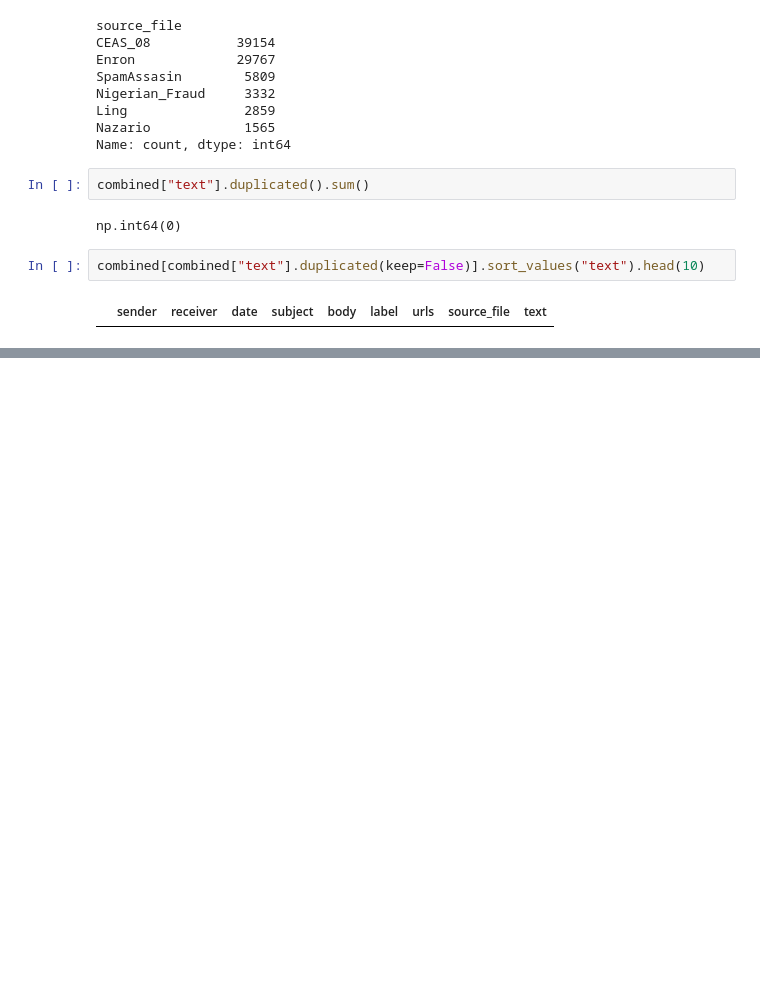
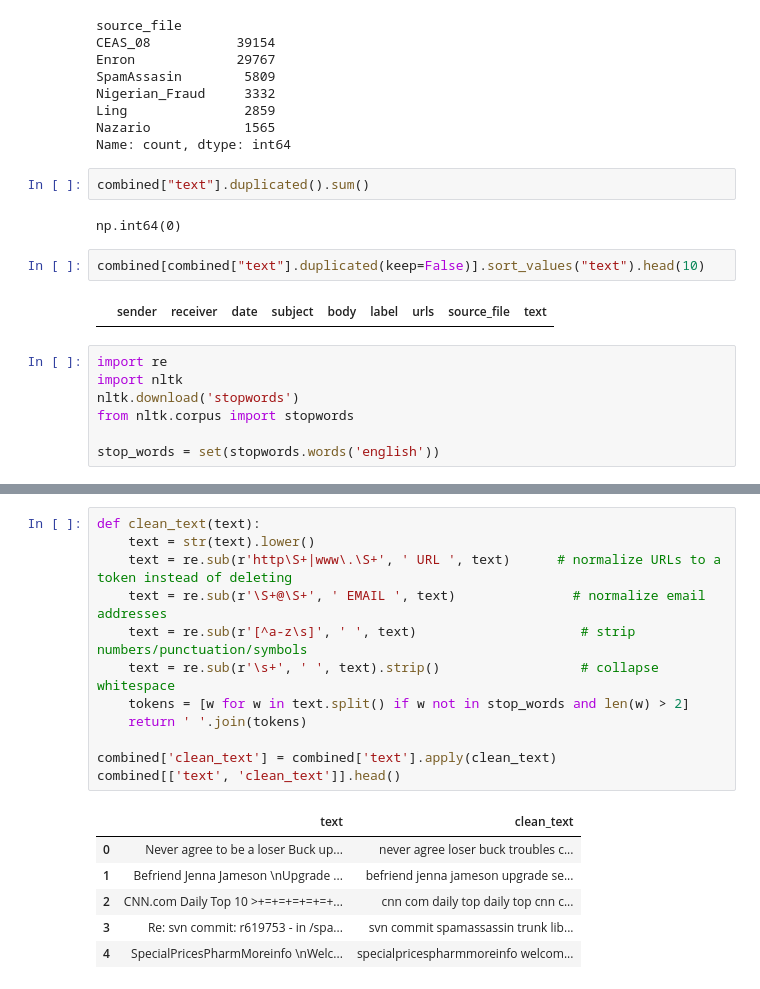
Before and after one commit to womanvitha/phishing-email-nlp-detector, a Jupyter notebook: notebooks/01_exploration.ipynb, the cells around one changed output, grey strips where cells are left out. Drawn from its saved outputs; the diff is of its cells as text; blank space fills up the shorter version.

```diff
--- a/notebooks/01_exploration.ipynb
+++ b/notebooks/01_exploration.ipynb
@@ -127,3 +127,10 @@ np.int64(0)
 combined[combined["text"].duplicated(keep=False)].sort_values("text").head(10)
 # %% [output]
 |  | sender | receiver | date | subject | body | label | urls | source_file | text |
+# %%
+import re
+import nltk
+nltk.download('stopwords')
+from nltk.corpus import stopwords
+
+stop_words = set(stopwords.words('english'))
@@ -129,0 +141,19 @@ combined[combined["text"].duplicated(keep=False)].sort_values("text").head(10)
+# %%
+def clean_text(text):
+    text = str(text).lower()
+    text = re.sub(r'http\S+|www\.\S+', ' URL ', text)      # normalize URLs to a token instead of deleting
+    text = re.sub(r'\S+@\S+', ' EMAIL ', text)               # normalize email addresses
+    text = re.sub(r'[^a-z\s]', ' ', text)                     # strip numbers/punctuation/symbols
+    text = re.sub(r'\s+', ' ', text).strip()                  # collapse whitespace
+    tokens = [w for w in text.split() if w not in stop_words and len(w) > 2]
+    return ' '.join(tokens)
+
+combined['clean_text'] = combined['text'].apply(clean_text)
+combined[['text', 'clean_text']].head()
+# %% [output]
+|  | text | clean_text |
+| 0 | Never agree to be a loser Buck up... | never agree loser buck troubles c... |
+| 1 | Befriend Jenna Jameson \nUpgrade ... | befriend jenna jameson upgrade se... |
+| 2 | CNN.com Daily Top 10 >+=+=+=+=+=+... | cnn com daily top daily top cnn c... |
+| 3 | Re: svn commit: r619753 - in /spa... | svn commit spamassassin trunk lib... |
+| 4 | SpecialPricesPharmMoreinfo \nWelc... | specialpricespharmmoreinfo welcom... |
```
Also changed, not shown: parts of 11 cells of this notebook, 6 other files.
